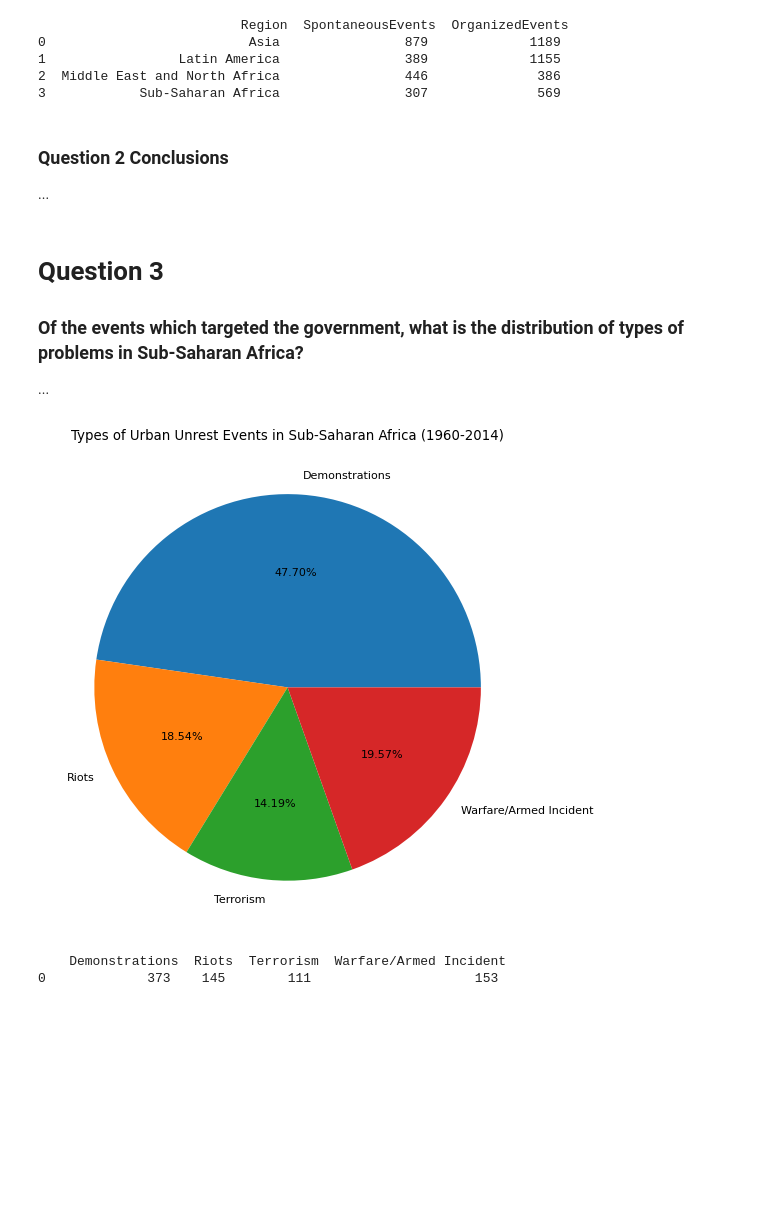
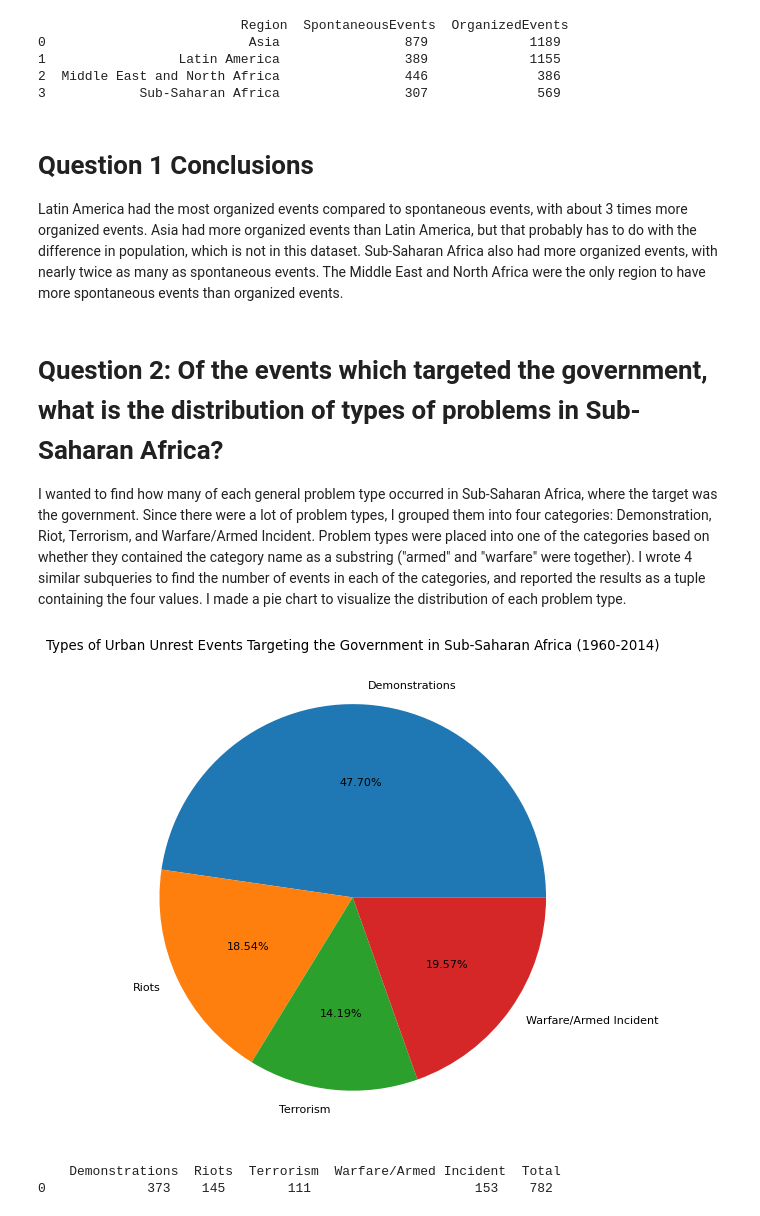
Before and after one commit to andrewcheung27/csc365-lab8, a Jupyter notebook: Lab8-acheun29.ipynb, the cells around one changed output. Cells and saved outputs as stored; diff of their text form; code cells hidden in the pictures; blank space fills up the shorter version.

```diff
--- a/Lab8-acheun29.ipynb
+++ b/Lab8-acheun29.ipynb
@@ -235,15 +110,13 @@ if __name__ == "__main__":
 2  Middle East and North Africa                446              386
 3            Sub-Saharan Africa                307              569
 # %% [markdown]
-### Question 2 Conclusions
+# Question 1 Conclusions
 
-...
+Latin America had the most organized events compared to spontaneous events, with about 3 times more organized events. Asia had more organized events than Latin America, but that probably has to do with the difference in population, which is not in this dataset. Sub-Saharan Africa also had more organized events, with nearly twice as many as spontaneous events. The Middle East and North Africa were the only region to have more spontaneous events than organized events.
 # %% [markdown]
-# Question 3
+# Question 2: Of the events which targeted the government, what is the distribution of types of problems in Sub-Saharan Africa?
 
-### Of the events which targeted the government, what is the distribution of types of problems in Sub-Saharan Africa?
-
-...
+I wanted to find how many of each general problem type occurred in Sub-Saharan Africa, where the target was the government. Since there were a lot of problem types, I grouped them into four categories: Demonstration, Riot, Terrorism, and Warfare/Armed Incident. Problem types were placed into one of the categories based on whether they contained the category name as a substring ("armed" and "warfare" were together). I wrote 4 similar subqueries to find the number of events in each of the categories, and reported the results as a tuple containing the four values. I made a pie chart to visualize the distribution of each problem type.
 # %%
 import matplotlib.pyplot as plt
 import mysql.connector
@@ -309,18 +182,19 @@ def execute_sql(cursor):
                                 "OR INSTR(pt.ProblemType, 'Warfare') > 0))"
                    "SELECT dems.Num AS Demonstrations, riots.Num AS Riots, "
                         "terr.Num AS Terrorism, "
-                        "aw.Num AS `Warfare/Armed Incident` "
+                        "aw.Num AS `Warfare/Armed Incident`, "
+                        "dems.Num + riots.Num + terr.Num + aw.Num AS Total "
                    "FROM dems, riots, terr, aw;")
 
     records = cursor.fetchall()
-    df = pd.DataFrame(records, columns=["Demonstrations", "Riots", "Terrorism", "Warfare/Armed Incident"])
-    nums = [float(x) for x in df.iloc[0].tolist()]
-    categories = df.columns
+    df = pd.DataFrame(records, columns=["Demonstrations", "Riots", "Terrorism", "Warfare/Armed Incident", "Total"])
+    nums = [float(x) for x in df.iloc[0].tolist()][0:4]
+    categories = df.columns[0:4]
 
     # pie chart
     plt.figure(figsize=(10, 8), dpi=80, facecolor="white")
     plt.pie(nums, labels=categories, autopct='%.2f%%')
-    plt.title("Types of Urban Unrest Events in Sub-Saharan Africa (1960-2014)")
+    plt.title("Types of Urban Unrest Events Targeting the Government in Sub-Saharan Africa (1960-2014)")
     plt.show()
 
     print("\n\n", df)
@@ -335,34 +209,34 @@ def main():
         passString = pwdFile.readline().strip()
     except FileNotFoundError as e:
         print(e)
         return 1
 
     hostName = "mysql.labthreesixfive.com"
     portName = "3306"
 
     connector = None
     cursor = None
     try:
         connector = mysql.connector.connect(host=hostName, port=portName,
                                             database=dbName, user=userName,
                                             password=passString)
         cursor = connector.cursor()
         execute_sql(cursor)
 
     except Error as e:
         print("connection error:", e)
 
     finally:
         if connector is not None and connector.is_connected():
             if cursor is not None:
                 cursor.close()
             connector.close()
 
 
 if __name__ == "__main__":
     main()
 # %% [output]
-[figure, old version]
+[figure, new version]
-    Demonstrations  Riots  Terrorism  Warfare/Armed Incident
-0             373    145        111                     153
+    Demonstrations  Riots  Terrorism  Warfare/Armed Incident  Total
+0             373    145        111                     153    782
 # %% [markdown]
```
Also changed, not shown: parts of 15 cells of this notebook.
